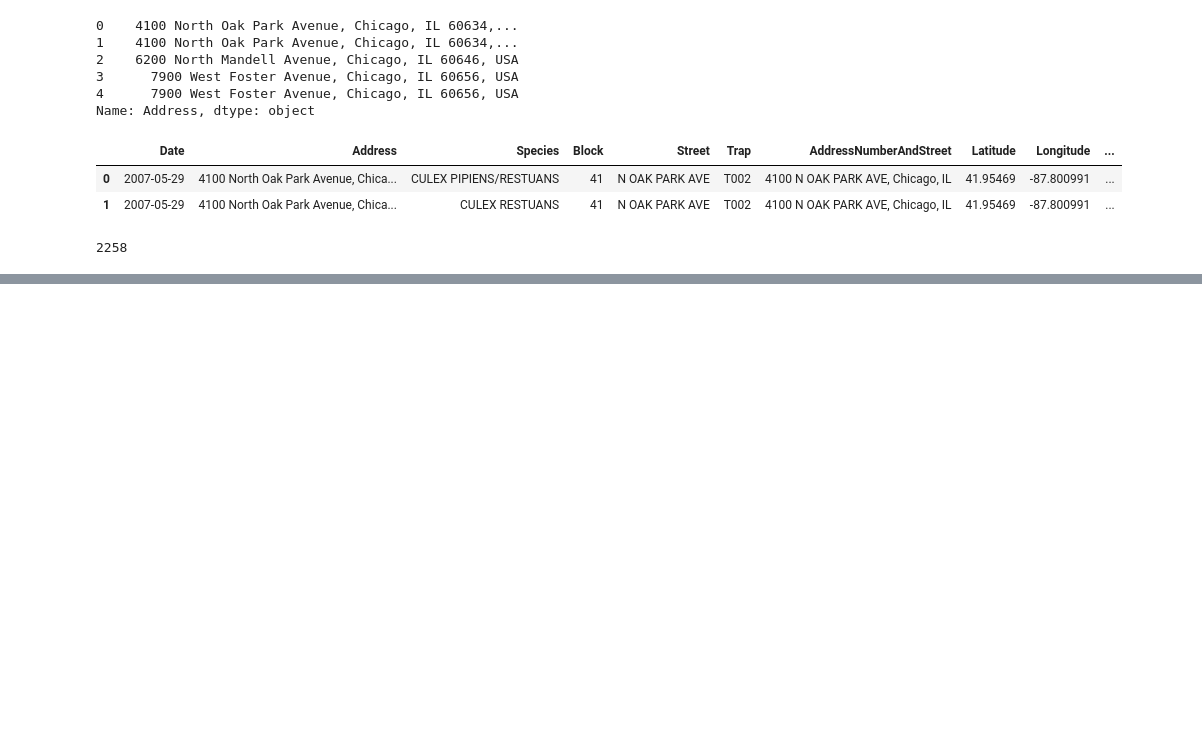
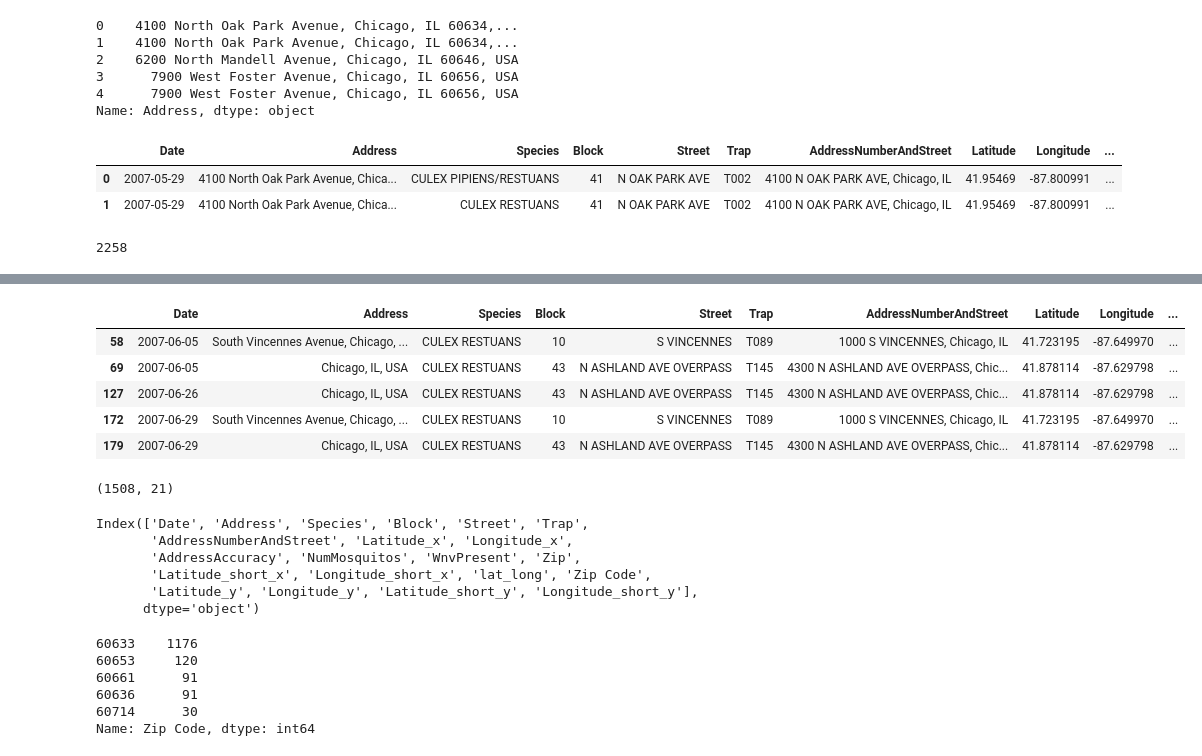
Before and after one commit to austinlasseter/West_Nile_Virus_032108, a Jupyter notebook: Austin/archive/Looking at Zip Codes.ipynb, the cells around one changed output, grey strips where cells are left out. Drawn from its saved outputs; the diff is of its cells as text; code cells hidden in the pictures; blank space fills up the shorter version.

```diff
--- a/Austin/archive/Looking at Zip Codes.ipynb
+++ b/Austin/archive/Looking at Zip Codes.ipynb
@@ -95,0 +95,4 @@ Name: WnvPresent, dtype: float64
+# %%
+bad_zipcodes['Latitude_short']=bad_zipcodes['Latitude'].round(1)
+bad_zipcodes['Longitude_short']=bad_zipcodes['Longitude'].round(1)
+bad_zipcodes.head(2)
@@ -95,0 +113,3 @@ Name: WnvPresent, dtype: float64
+# %%
+bad_zipcodes['lat_long'] = list(zip(bad_zipcodes['Latitude_short'], bad_zipcodes['Longitude_short']))
+bad_zipcodes.head(2)
@@ -95,0 +158,9 @@ Name: WnvPresent, dtype: float64
+# %%
+bad_zipcodes.head()
+# %% [output]
+|  | Date | Address | Species | Block | Street | Trap | AddressNumberAndStreet | Latitude | Longitude | ... |
+| 58 | 2007-06-05 | South Vincennes Avenue, Chicago, ... | CULEX RESTUANS | 10 | S VINCENNES | T089 | 1000 S VINCENNES, Chicago, IL | 41.723195 | -87.649970 | ... |
+| 69 | 2007-06-05 | Chicago, IL, USA | CULEX RESTUANS | 43 | N ASHLAND AVE OVERPASS | T145 | 4300 N ASHLAND AVE OVERPASS, Chic... | 41.878114 | -87.629798 | ... |
+| 127 | 2007-06-26 | Chicago, IL, USA | CULEX RESTUANS | 43 | N ASHLAND AVE OVERPASS | T145 | 4300 N ASHLAND AVE OVERPASS, Chic... | 41.878114 | -87.629798 | ... |
+| 172 | 2007-06-29 | South Vincennes Avenue, Chicago, ... | CULEX RESTUANS | 10 | S VINCENNES | T089 | 1000 S VINCENNES, Chicago, IL | 41.723195 | -87.649970 | ... |
+| 179 | 2007-06-29 | Chicago, IL, USA | CULEX RESTUANS | 43 | N ASHLAND AVE OVERPASS | T145 | 4300 N ASHLAND AVE OVERPASS, Chic... | 41.878114 | -87.629798 | ... |
@@ -95,0 +169,22 @@ Name: WnvPresent, dtype: float64
+# %%
+final.shape
+# %% [output]
+(1508, 21)
+# %%
+final.columns
+# %% [output]
+Index(['Date', 'Address', 'Species', 'Block', 'Street', 'Trap',
+       'AddressNumberAndStreet', 'Latitude_x', 'Longitude_x',
+       'AddressAccuracy', 'NumMosquitos', 'WnvPresent', 'Zip',
+       'Latitude_short_x', 'Longitude_short_x', 'lat_long', 'Zip Code',
+       'Latitude_y', 'Longitude_y', 'Latitude_short_y', 'Longitude_short_y'],
+      dtype='object')
+# %%
+final['Zip Code'].value_counts()
+# %% [output]
+60633    1176
+60653     120
+60661      91
+60636      91
+60714      30
+Name: Zip Code, dtype: int64
```
Also changed, not shown: parts of 16 cells of this notebook.
